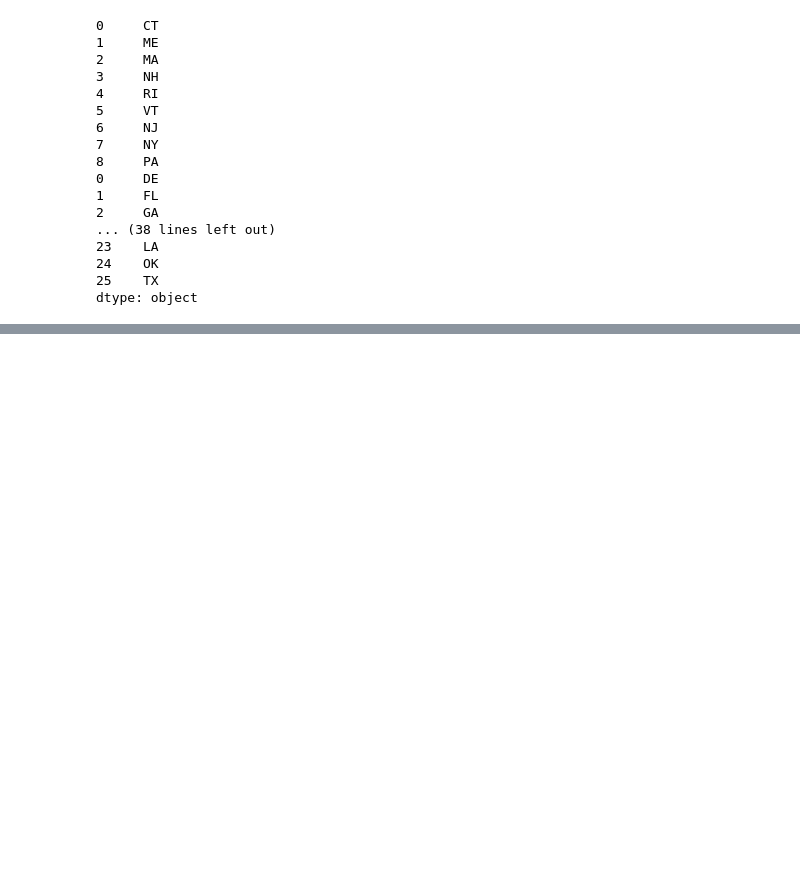
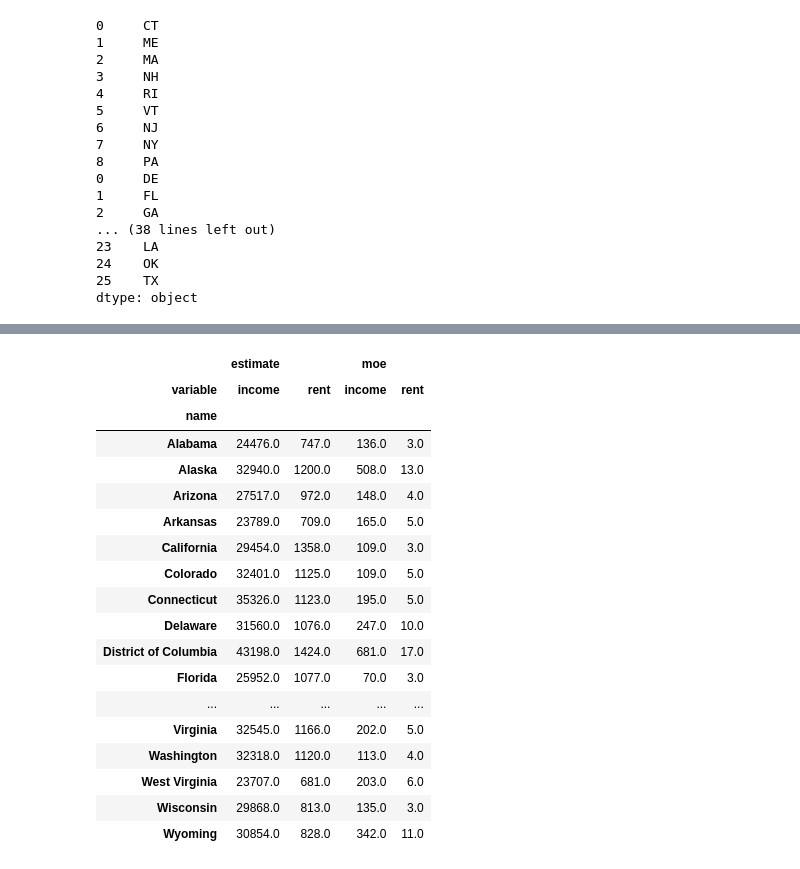
Before and after one commit to jennyonjourney/jupyter-demo, a Jupyter notebook: week4.ipynb, the cells around one changed output, grey strips where cells are left out. Saved outputs shown, nothing was run; the diff lists cells and outputs as text; code cells hidden in the pictures; blank space fills up the shorter version.

```diff
--- a/week4.ipynb
+++ b/week4.ipynb
@@ -448,0 +787,3 @@ NameError: name 'east' is not defined
+# %%
+df = pd.read_csv("https://sta663-sp22.github.io/slides/data/us_rent.csv")
+df
@@ -448,0 +804,24 @@ NameError: name 'east' is not defined
+# %%
+df.pivot(index="name",
+          columns="variable",
+          values=["estimate","moe"])
+# %% [output]
+|  | estimate |  | moe |  |
+| variable | income | rent | income | rent |
+| name |  |  |  |  |
+| Alabama | 24476.0 | 747.0 | 136.0 | 3.0 |
+| Alaska | 32940.0 | 1200.0 | 508.0 | 13.0 |
+| Arizona | 27517.0 | 972.0 | 148.0 | 4.0 |
+| Arkansas | 23789.0 | 709.0 | 165.0 | 5.0 |
+| California | 29454.0 | 1358.0 | 109.0 | 3.0 |
+| Colorado | 32401.0 | 1125.0 | 109.0 | 5.0 |
+| Connecticut | 35326.0 | 1123.0 | 195.0 | 5.0 |
+| Delaware | 31560.0 | 1076.0 | 247.0 | 10.0 |
+| District of Columbia | 43198.0 | 1424.0 | 681.0 | 17.0 |
+| Florida | 25952.0 | 1077.0 | 70.0 | 3.0 |
+| ... | ... | ... | ... | ... |
+| Virginia | 32545.0 | 1166.0 | 202.0 | 5.0 |
+| Washington | 32318.0 | 1120.0 | 113.0 | 4.0 |
+| West Virginia | 23707.0 | 681.0 | 203.0 | 6.0 |
+| Wisconsin | 29868.0 | 813.0 | 135.0 | 3.0 |
+| Wyoming | 30854.0 | 828.0 | 342.0 | 11.0 |
```
Also changed, not shown: parts of 56 cells of this notebook.
